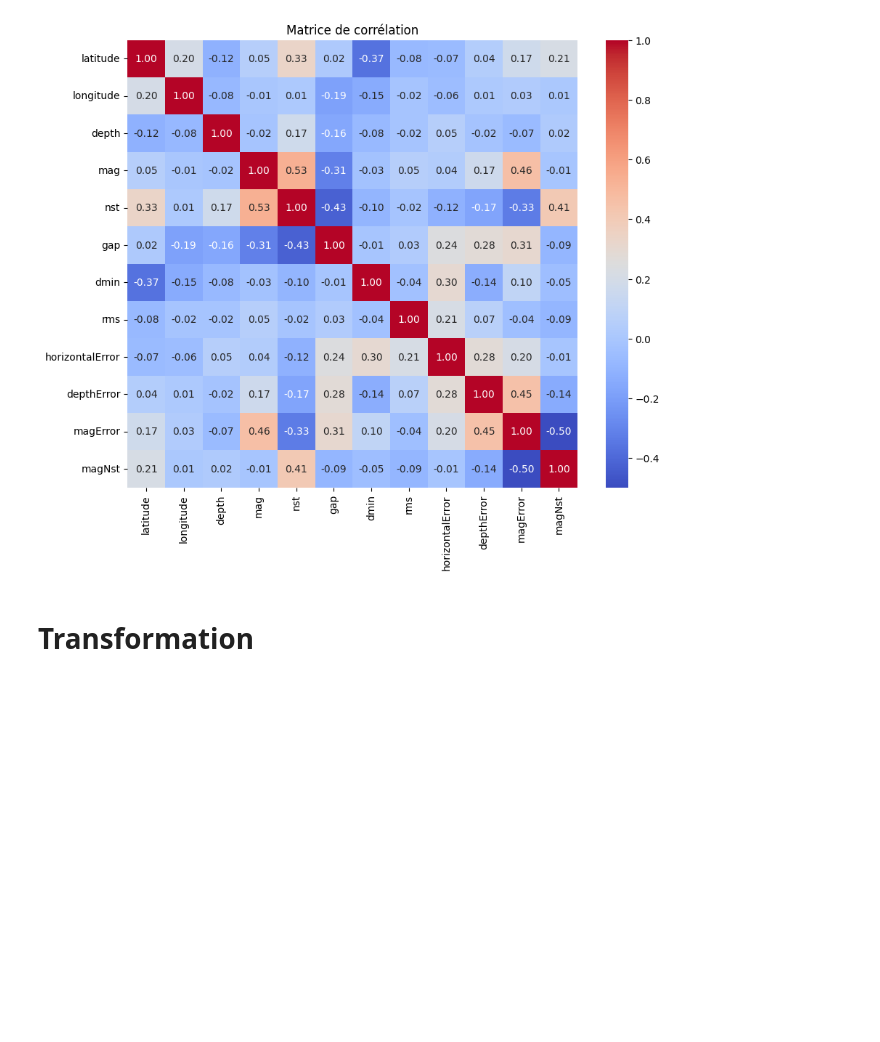
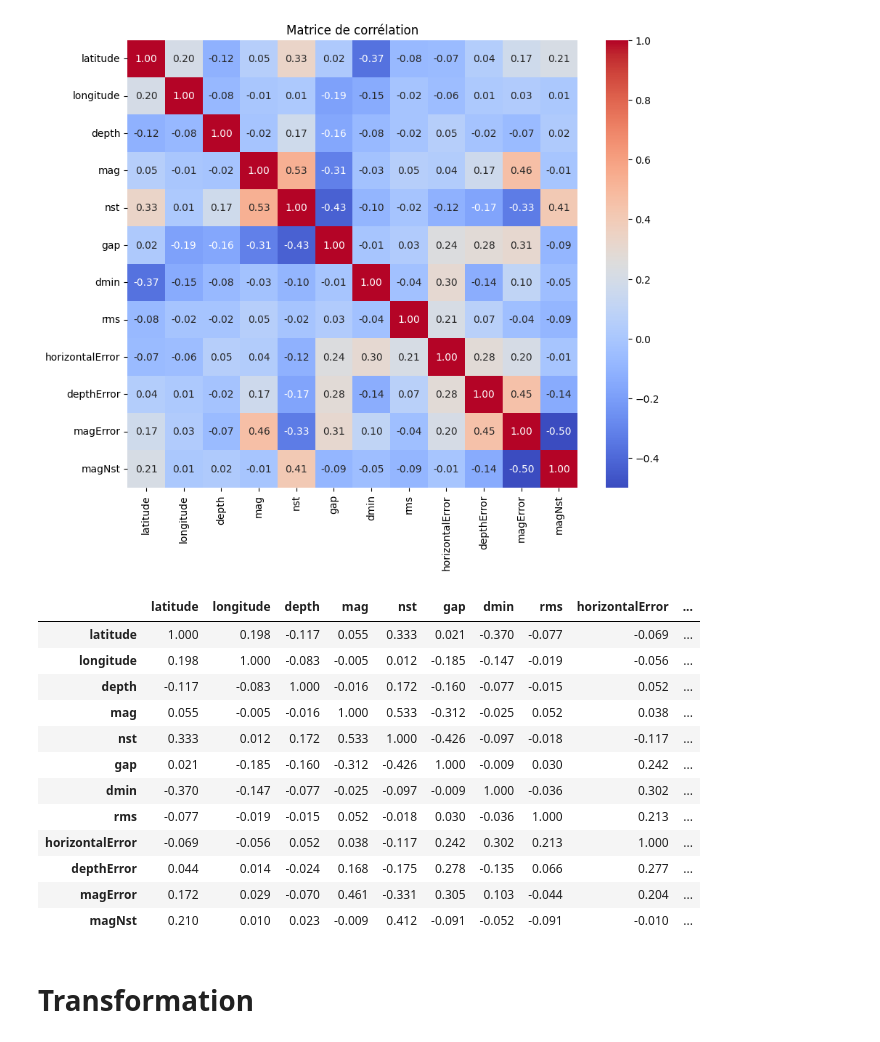
Before and after one commit to TristanRib/Documentation, a Jupyter notebook: Séisme.ipynb, the cells around one changed output. Drawn from its saved outputs; the diff is of its cells as text; code cells hidden in the pictures; blank space fills up the shorter version.

```diff
--- a/Séisme.ipynb
+++ b/Séisme.ipynb
@@ -99,6 +115,23 @@ plt.title("Matrice de corrélation")
 plt.show()
 # %% [output]
 [figure]
+# %%
+corr_table = corr.round(3)
+corr_table
+# %% [output]
+|  | latitude | longitude | depth | mag | nst | gap | dmin | rms | horizontalError | ... |
+| latitude | 1.000 | 0.198 | -0.117 | 0.055 | 0.333 | 0.021 | -0.370 | -0.077 | -0.069 | ... |
+| longitude | 0.198 | 1.000 | -0.083 | -0.005 | 0.012 | -0.185 | -0.147 | -0.019 | -0.056 | ... |
+| depth | -0.117 | -0.083 | 1.000 | -0.016 | 0.172 | -0.160 | -0.077 | -0.015 | 0.052 | ... |
+| mag | 0.055 | -0.005 | -0.016 | 1.000 | 0.533 | -0.312 | -0.025 | 0.052 | 0.038 | ... |
+| nst | 0.333 | 0.012 | 0.172 | 0.533 | 1.000 | -0.426 | -0.097 | -0.018 | -0.117 | ... |
+| gap | 0.021 | -0.185 | -0.160 | -0.312 | -0.426 | 1.000 | -0.009 | 0.030 | 0.242 | ... |
+| dmin | -0.370 | -0.147 | -0.077 | -0.025 | -0.097 | -0.009 | 1.000 | -0.036 | 0.302 | ... |
+| rms | -0.077 | -0.019 | -0.015 | 0.052 | -0.018 | 0.030 | -0.036 | 1.000 | 0.213 | ... |
+| horizontalError | -0.069 | -0.056 | 0.052 | 0.038 | -0.117 | 0.242 | 0.302 | 0.213 | 1.000 | ... |
+| depthError | 0.044 | 0.014 | -0.024 | 0.168 | -0.175 | 0.278 | -0.135 | 0.066 | 0.277 | ... |
+| magError | 0.172 | 0.029 | -0.070 | 0.461 | -0.331 | 0.305 | 0.103 | -0.044 | 0.204 | ... |
+| magNst | 0.210 | 0.010 | 0.023 | -0.009 | 0.412 | -0.091 | -0.052 | -0.091 | -0.010 | ... |
 # %% [markdown]
 # Transformation
 # %%
```
Also changed, not shown: parts of 6 cells of this notebook.
